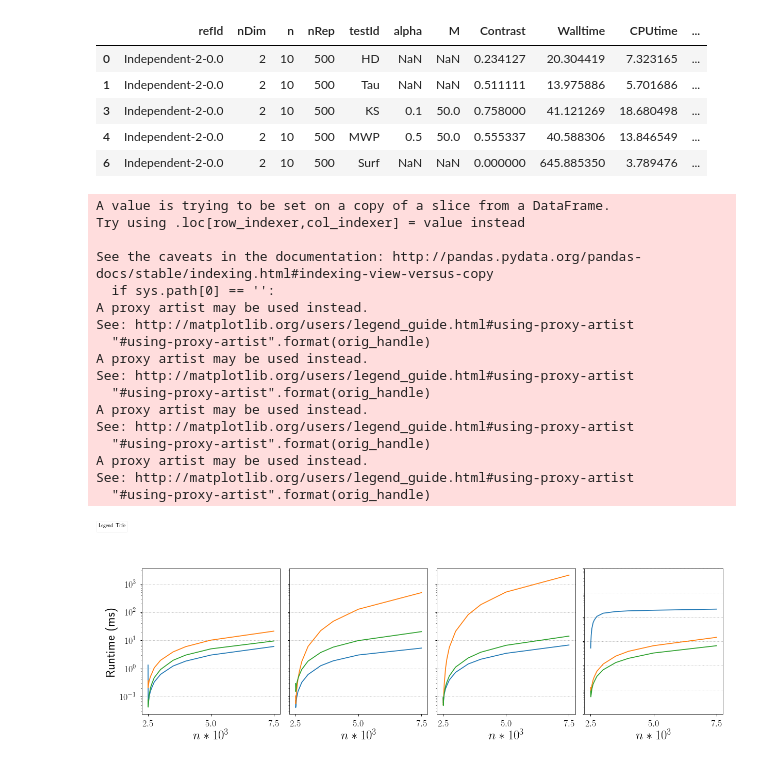
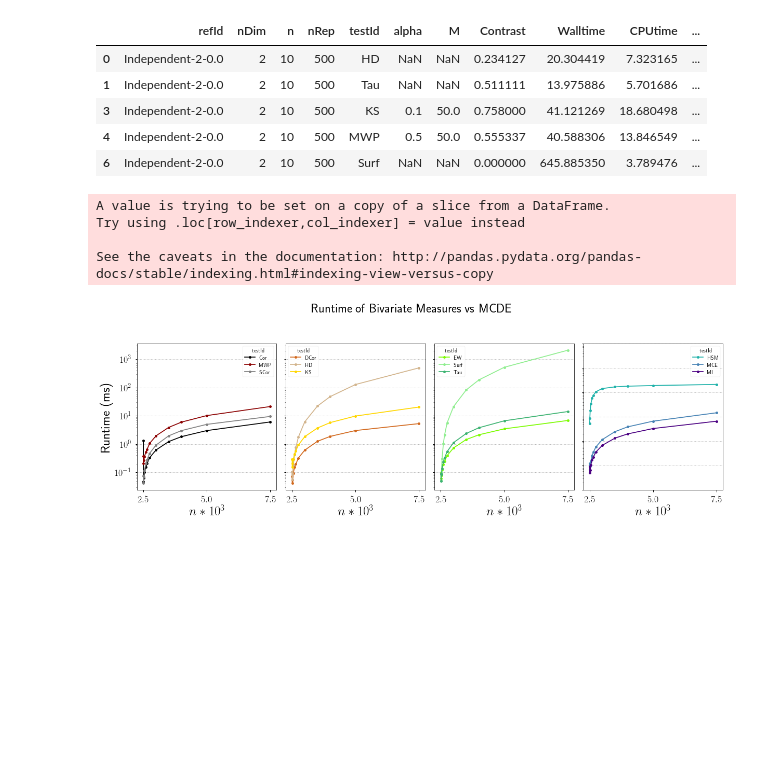
Before and after one commit to edouardfouche/MCDE, a Jupyter notebook: visualize/BiVar/BiVarScalabilityND.ipynb, the cells around one changed output. Cells and saved outputs as stored; diff of their text form; code cells hidden in the pictures; blank space fills up the shorter version.

Commit message:
finishd plotting bivar study

```diff
--- a/visualize/BiVar/BiVarScalabilityND.ipynb
+++ b/visualize/BiVar/BiVarScalabilityND.ipynb
@@ -86,77 +86,46 @@ test2 = test[3:6]
 test3 = test[6:9]
 test4 = test[9:]
 tests = [test1, test2, test3, test4]
+
+col = ["black", "darkred", "gray", "chocolate", "tan", "gold", "lawngreen", "lightgreen", "mediumseagreen",
+       "lightseagreen", "steelblue", "indigo"]
+col1 = col[:3]
+col2 = col[3:6]
+col3 = col[6:9]
+col4 = col[9:]
+cols = [col1, col2, col3, col4]
 # %%
 fig, axes = plt.subplots(nrows=1,ncols=4, figsize=(17,6), sharey=True)
 axess = axes.reshape(-1)
 
-lg_ax = []
-
-# monochrome=((cycler('marker', ['v', 's', "*"]) * (cycler('linestyle', ['-', '--', ':']))) +
-            # cycler('color', sns.color_palette("cubehelix", 9)) )
+fig.suptitle("Runtime of Bivariate Measures vs MCDE", size = 24)
 
 for i in range(4):
-    # axess[i].set_prop_cycle(monochrome)
     subselectedData = selectedData[[str(x) in tests[i] for x in selectedData["testId"]]]
     subselectedData['n'] = subselectedData['n'] / 1000
     d = subselectedData.groupby(["n", "testId"])
 
 
     means = d.mean()
     errors = d.std()
-    ax = means.unstack().plot(y="TotalCPUtime", logy=True, ax=axess[i])
-
-    # ax.legend(ncol=3, fontsize=12, loc="lower right")
-
+    ax = means.unstack().plot(y="TotalCPUtime", logy=True, ax=axess[i], color = cols[i], marker = ".",
+                              markersize = 10)
 
     ax.set_ylabel("Runtime (ms)")
     ax.set_xlabel("$n*10^3$")
 
     ax.set_yticks([0.01, 0.1, 1, 10, 100, 1000, 10000])
 
-    L = ax.legend()
-    L.remove()
-
     ax.set_xticklabels(["$0$", "$2.5$", "$5.0$", "$7.5$", "$10$"])
 
     ax.grid(True, linestyle='dotted', axis="y")
 
-    lg_ax.append(ax)
-
-fig.legend(lg_ax,     # The line objects
-           labels=test,   # The labels for each line
-           loc="upper left",   # Position of legend
-           borderaxespad=0.1,    # Small spacing around legend box
-           title="Legend Title"  # Title for the legend
-           )
-
-
-#handles, labels = ax.get_legend_handles_labels()
-#order = [5,6,2,1,4,7,3,0]
-
-#ax.legend([handles[idx] for idx in order],[labels[idx] for idx in order],
-          #loc='upper left', fontsize=15,  bbox_to_anchor=(-1.12, 1.20), ncol=8,
-         #handletextpad=0.2, columnspacing=0.7)
-
 plt.tight_layout()
 fig.subplots_adjust(top=0.80)
 plt.savefig("plots/BiVarFig10.pdf")
 # %% [output]
 A value is trying to be set on a copy of a slice from a DataFrame.
 Try using .loc[row_indexer,col_indexer] = value instead
 
 See the caveats in the documentation: http://pandas.pydata.org/pandas-docs/stable/indexing.html#indexing-view-versus-copy
-  if sys.path[0] == '':
-A proxy artist may be used instead.
-See: http://matplotlib.org/users/legend_guide.html#using-proxy-artist
-  "#using-proxy-artist".format(orig_handle)
-A proxy artist may be used instead.
-See: http://matplotlib.org/users/legend_guide.html#using-proxy-artist
-  "#using-proxy-artist".format(orig_handle)
-A proxy artist may be used instead.
-See: http://matplotlib.org/users/legend_guide.html#using-proxy-artist
-  "#using-proxy-artist".format(orig_handle)
-A proxy artist may be used instead.
-See: http://matplotlib.org/users/legend_guide.html#using-proxy-artist
-  "#using-proxy-artist".format(orig_handle)
-[figure, old version]
+[figure, new version]
```
Also changed, not shown: 13 other files.
